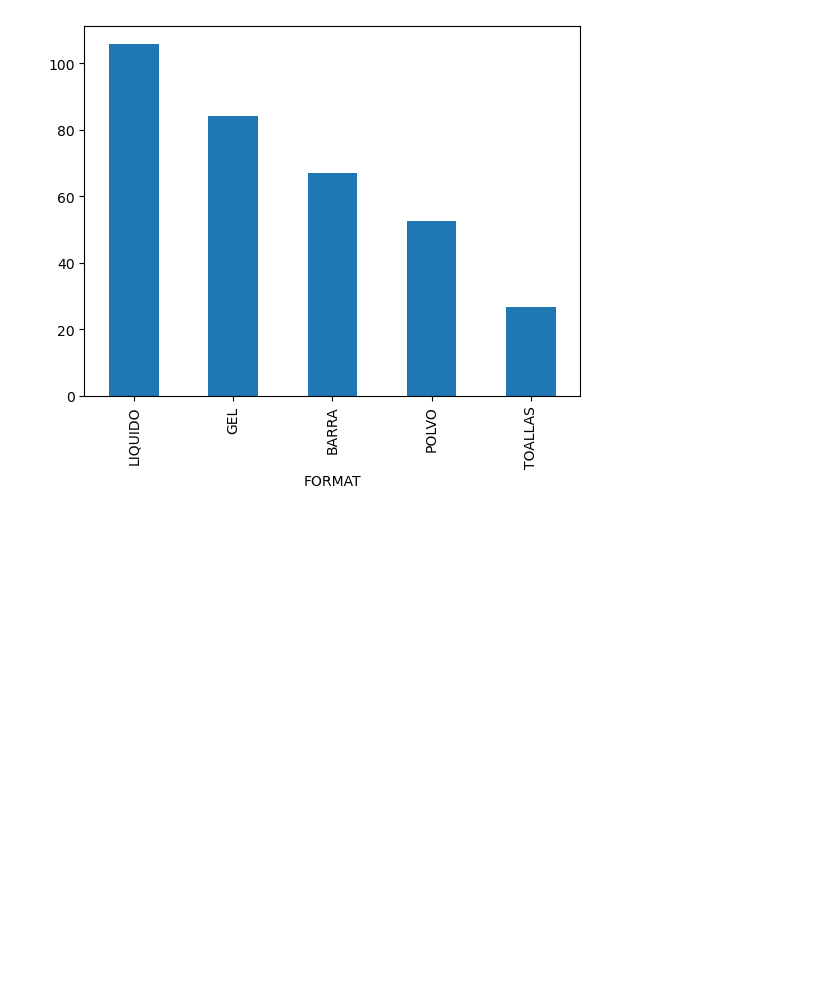
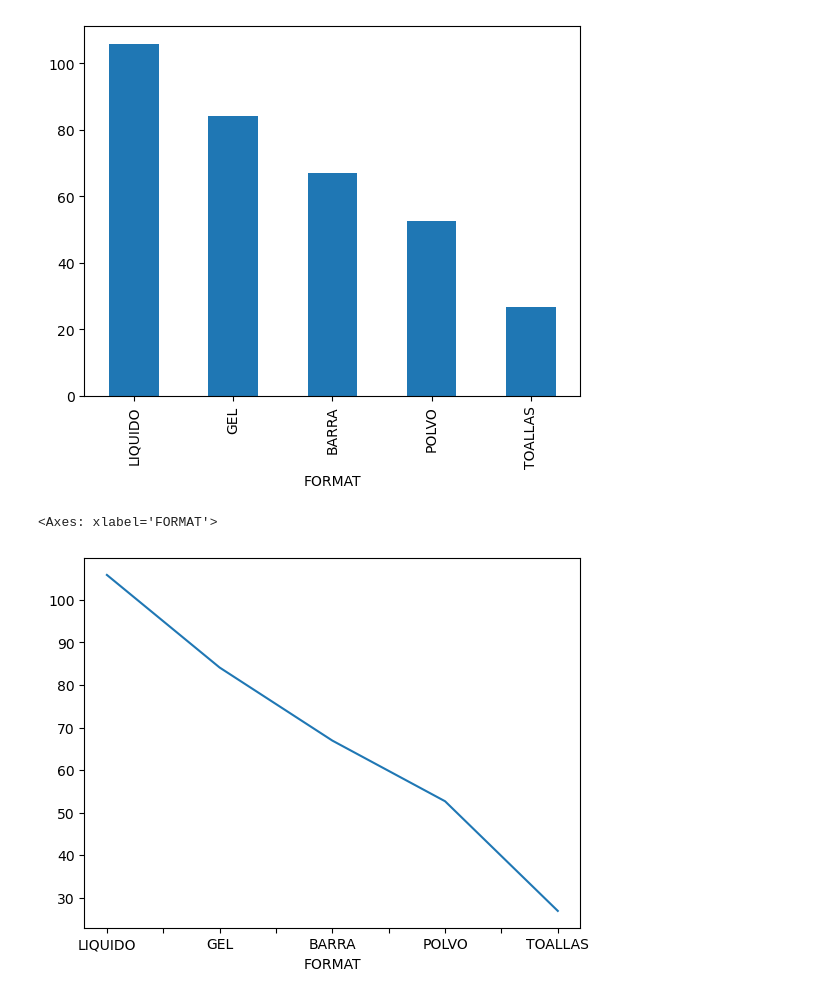
Before and after one commit to davidhrra95/EbacMX_DH, a Jupyter notebook: Entregable 4 – David Ulises Herrera Alanis.ipynb, the cells around one changed output. Cells and saved outputs as stored; diff of their text form; code cells hidden in the pictures; blank space fills up the shorter version.

Commit message:
Se agrega gráfico de linea en formato dentro de entregable 4

```diff
--- a/Entregable 4 – David Ulises Herrera Alanis.ipynb
+++ b/Entregable 4 – David Ulises Herrera Alanis.ipynb
@@ -289,3 +289,8 @@ df.groupby('FORMAT')['TOTAL_VALUE_SALES'].mean().sort_values(ascending=False).pl
 # %% [output]
 <Axes: xlabel='FORMAT'>
 [figure]
+# %%
+df.groupby('FORMAT')['TOTAL_VALUE_SALES'].mean().sort_values(ascending=False).plot.line()
+# %% [output]
+<Axes: xlabel='FORMAT'>
+[figure, added]
```
Also changed, not shown: parts of 1 cell of this notebook.
